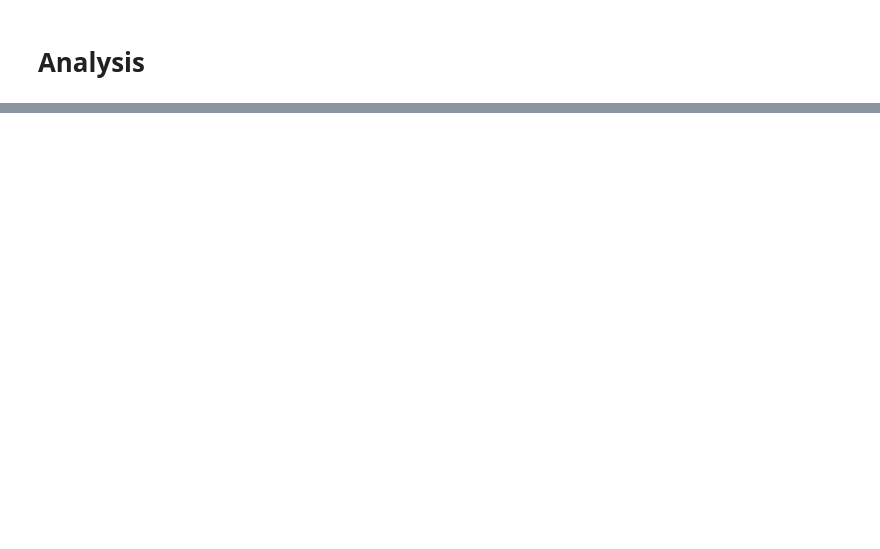
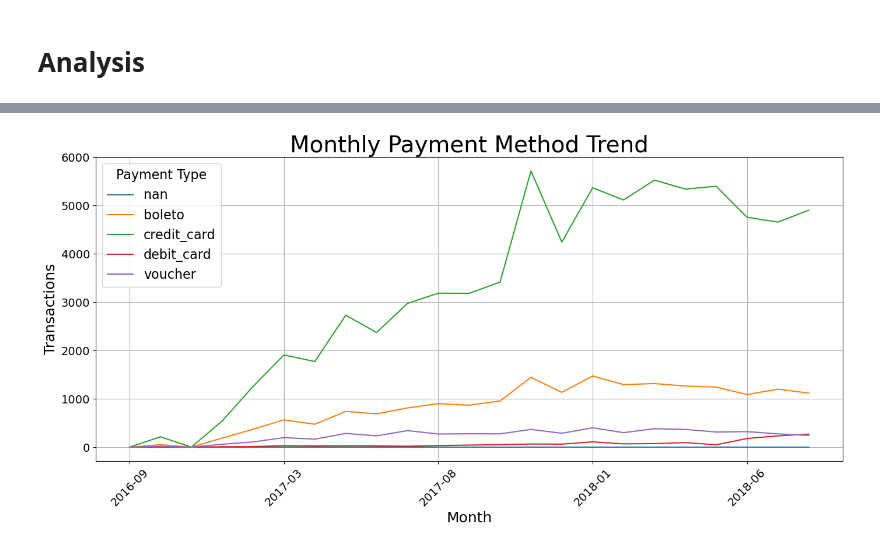
Before and after one commit to mlnotes2718/module2-project, a Jupyter notebook: notebook/analysis.ipynb, the cells around one changed output, grey strips where cells are left out. Saved outputs shown, nothing was run; the diff lists cells and outputs as text; code cells hidden in the pictures; blank space fills up the shorter version.

```diff
--- a/notebook/analysis.ipynb
+++ b/notebook/analysis.ipynb
@@ -41,0 +239,28 @@ print(df.head())
+# %%
+# Monthly Usage Trend
+query2 = """
+SELECT
+  FORMAT_TIMESTAMP('%Y-%m', order_purchase_timestamp) AS month,
+  payment_type,
+  COUNT(*) AS transaction_count
+FROM `sctp-data-eng-ecomm.ecomm_dev.fact_order_items`
+WHERE order_purchase_timestamp IS NOT NULL
+GROUP BY month, payment_type
+ORDER BY month, payment_type
+"""
+df2 = client.query(query2).to_dataframe()
+
+pivot = df2.pivot(index="month", columns="payment_type", values="transaction_count").fillna(0)
+
+ax = pivot.plot(kind="line", figsize=(14, 7))
+plt.title("Monthly Payment Method Trend", fontsize=28)
+plt.xlabel("Month", fontsize=18)
+plt.ylabel("Transactions", fontsize=18)
+plt.xticks(rotation=45, fontsize=14)
+plt.yticks(fontsize=14)
+plt.legend(title="Payment Type", fontsize=16, title_fontsize=16)
+plt.grid(True)
+plt.tight_layout()
+plt.show()
+# %% [output]
+[figure, added]
```
Also changed, not shown: parts of 11 cells of this notebook.
